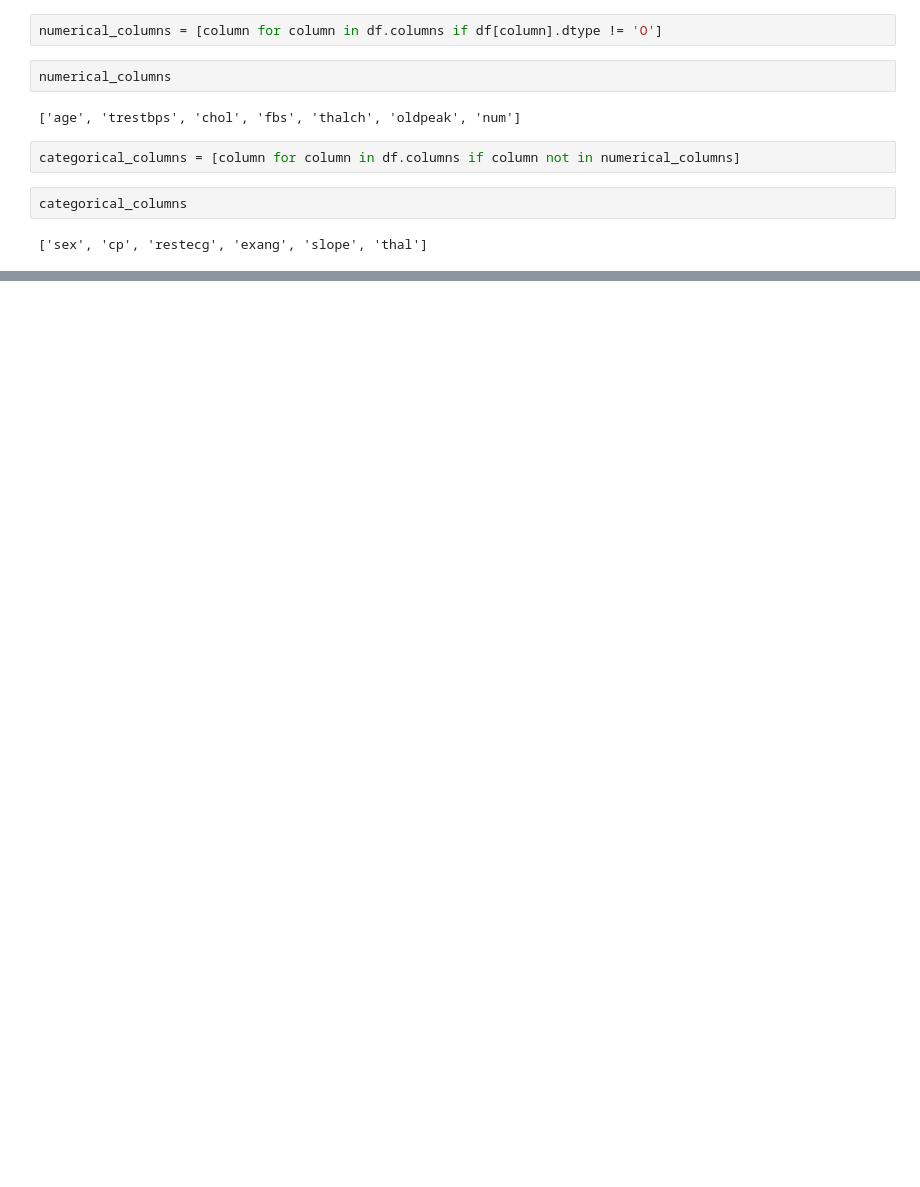
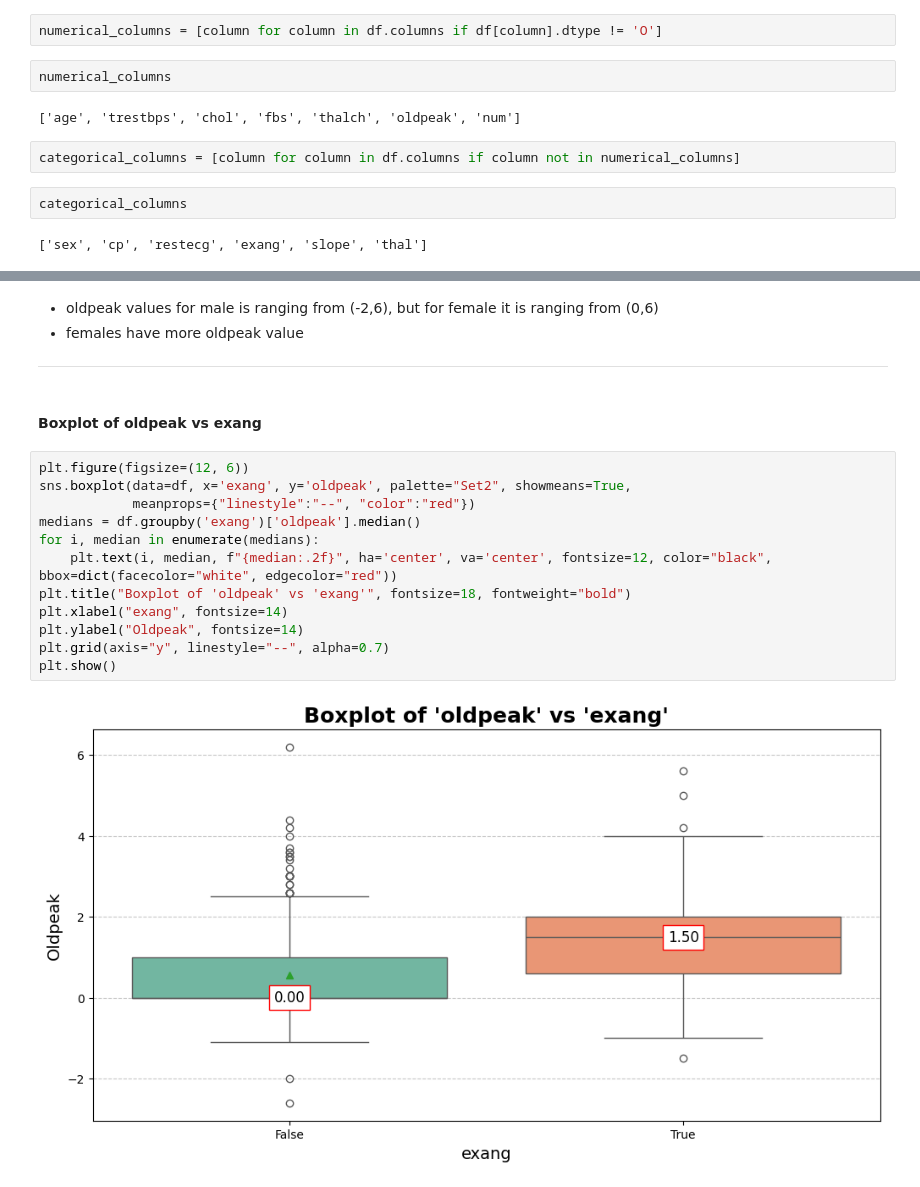
Before and after one commit to Ayush-dhabale/ExeclR_Assignments, a Jupyter notebook: Decision Trees/eda.ipynb, the cells around one changed output, grey strips where cells are left out. Cells and saved outputs as stored; diff of their text form; blank space fills up the shorter version.

```diff
--- a/Decision Trees/eda.ipynb
+++ b/Decision Trees/eda.ipynb
@@ -53,0 +126,20 @@ categorical_columns
+# %% [markdown]
+- oldpeak values for male is ranging from (-2,6), but for female it is ranging from (0,6)
+- females have more oldpeak value
+---
+# %% [markdown]
+#### Boxplot of oldpeak vs exang
+# %%
+plt.figure(figsize=(12, 6))
+sns.boxplot(data=df, x='exang', y='oldpeak', palette="Set2", showmeans=True,
+            meanprops={"linestyle":"--", "color":"red"})
+medians = df.groupby('exang')['oldpeak'].median()
+for i, median in enumerate(medians):
+    plt.text(i, median, f"{median:.2f}", ha='center', va='center', fontsize=12, color="black", bbox=dict(facecolor="white", edgecolor="red"))
+plt.title("Boxplot of 'oldpeak' vs 'exang'", fontsize=18, fontweight="bold")
+plt.xlabel("exang", fontsize=14)
+plt.ylabel("Oldpeak", fontsize=14)
+plt.grid(axis="y", linestyle="--", alpha=0.7)
+plt.show()
+# %% [output]
+[figure, added]
```
Also changed, not shown: parts of 21 cells of this notebook.
